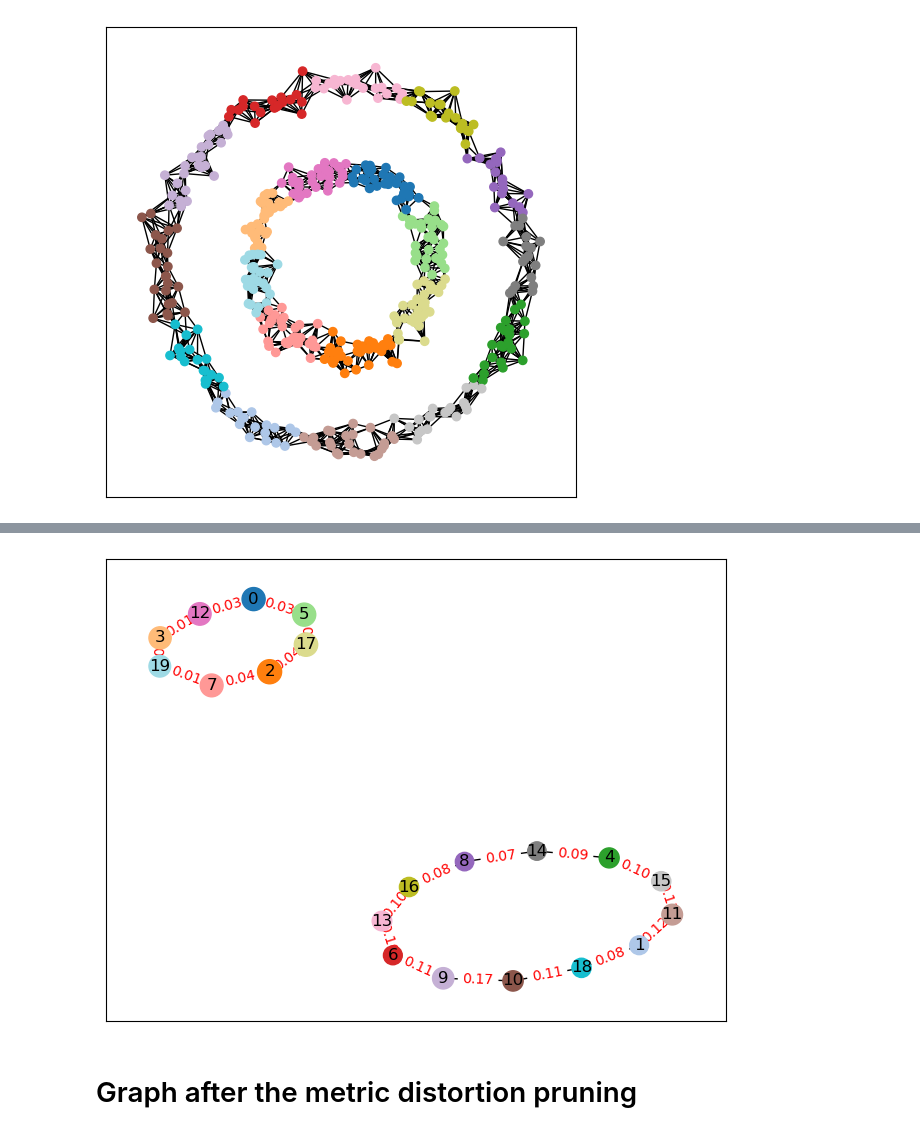
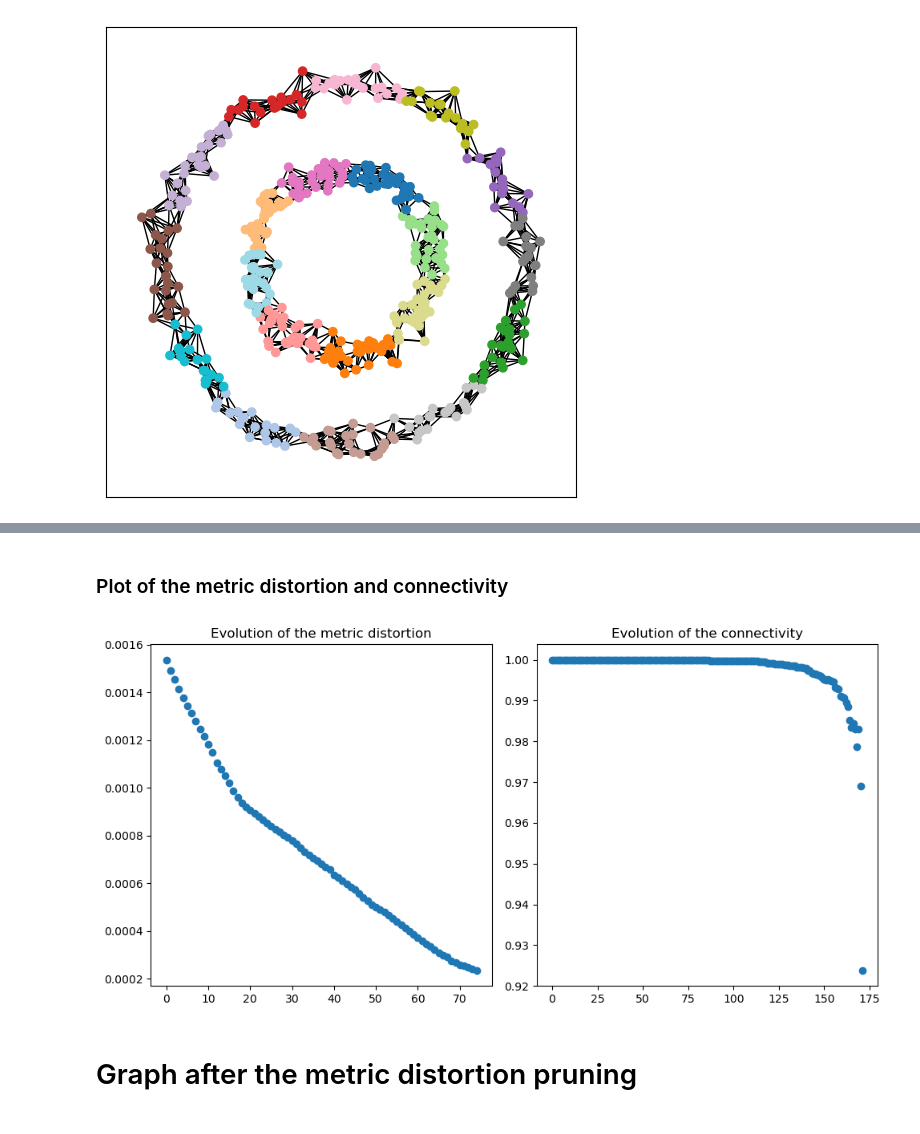
Before and after one commit to dioscuri-tda/ClusterGraph, a Jupyter notebook: examples/Concentric_circles.ipynb, the cells around one changed output, grey strips where cells are left out. Drawn from its saved outputs; the diff is of its cells as text; code cells hidden in the pictures.

```diff
--- a/examples/Concentric_circles.ipynb
+++ b/examples/Concentric_circles.ipynb
@@ -71,7 +73,6 @@ cluster_g = cg.ClusterGraph(clusters=get_clusters_from_scikit(prediction_KM),
                             metric_clusters="average",
                             type_pruning="md",
                             knn_g=nn_Graph)
-
 # Coloring the graph
 cluster_g.fit_graph(node_type_coloring="label", node_color_labels=prediction_KM, node_palette=cm.get_cmap("tab20"))
 
@@ -79,15 +80,4 @@ cluster_g.fit_graph(node_type_coloring="label", node_color_labels=prediction_KM,
 metric_distortion_graph, md=cluster_g.prune_distortion(nn_Graph, score=True)
 
 # Connectivity pruning
-#connectivity_graph, conn=cluster_g.prune_conn(score=True)
-
-fig, (ax1, ax2) = plt.subplots(1, 2, figsize=(10, 5))
-
-ax1.scatter(range(len(md)), md)
-ax1.set_title("Evolution of the metric distortion")
-
-#ax2.scatter(range(len(conn)), conn)
-#ax2.set_title("Evolution of the connectivity")
-
-plt.tight_layout()
-plt.show()
+connectivity_graph, conn=cluster_g.prune_conn(score=True)
@@ -96,8 +84,18 @@ plt.show()
-# %%
-import clustergraph.plot_graph as pg
-pg.plot_colored_graph(metric_distortion_graph, size_nodes=1000, random_state=42)
-# %% [output]
-[figure, removed]
+# %% [markdown]
+### Plot of the metric distortion and connectivity
+# %%
+fig, (ax1, ax2) = plt.subplots(1, 2, figsize=(10, 5))
+
+ax1.scatter(range(len(md)), md)
+ax1.set_title("Evolution of the metric distortion")
+
+ax2.scatter(range(len(conn)), conn)
+ax2.set_title("Evolution of the connectivity")
+
+plt.tight_layout()
+plt.show()
+# %% [output]
+[figure, added]
 # %% [markdown]
 # Graph after the metric distortion pruning
 # %%
```
Also changed, not shown: parts of 8 cells of this notebook, 2 other files.
